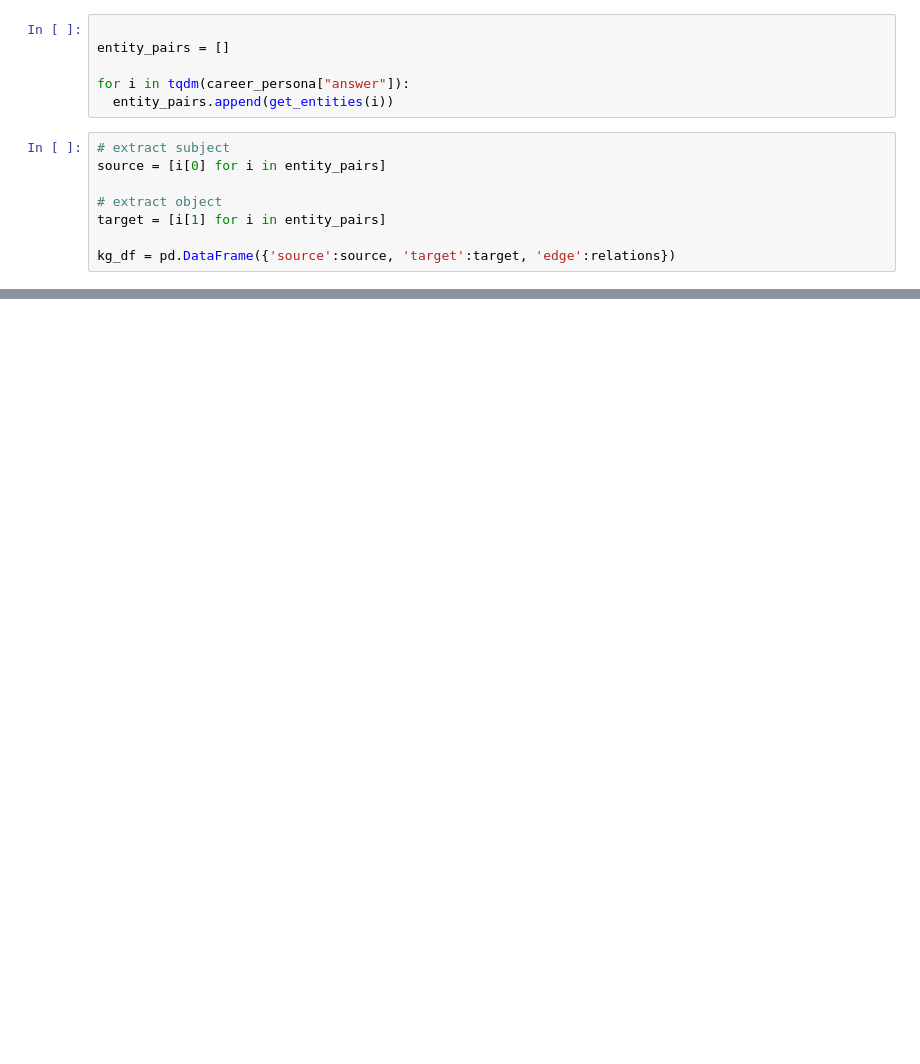
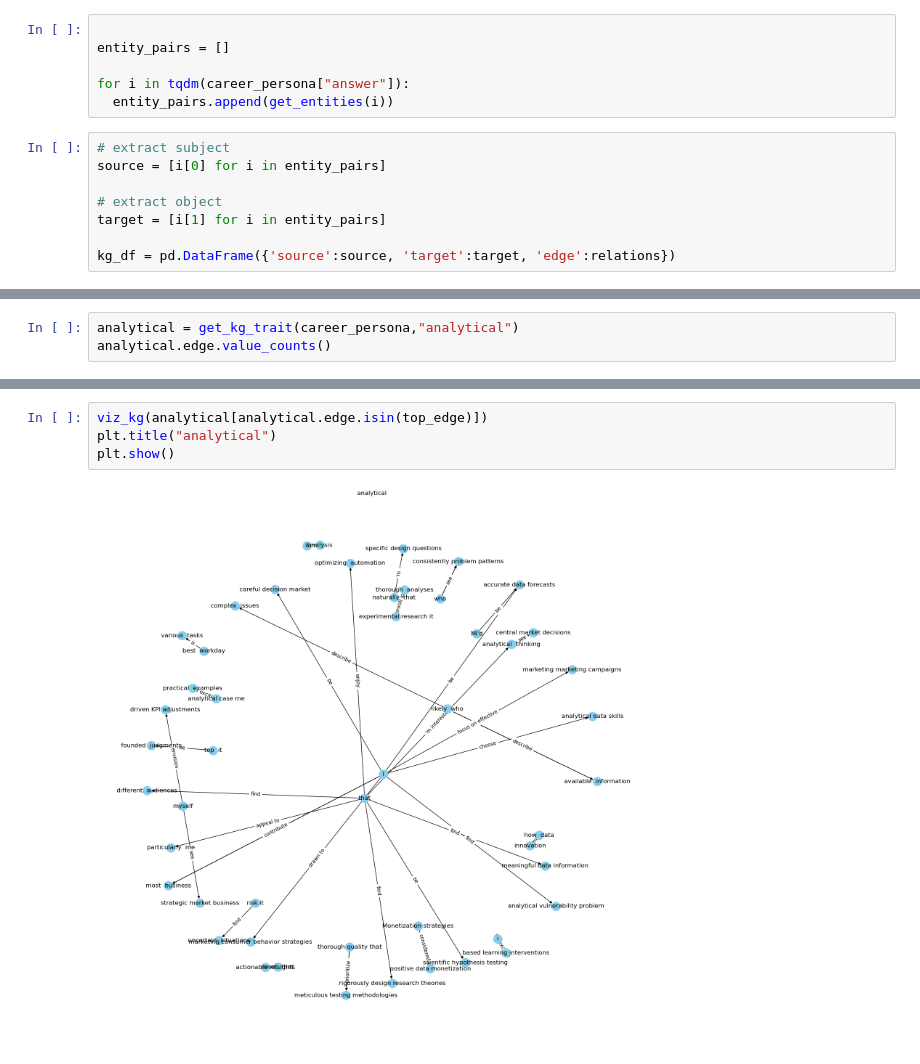
Before and after one commit to abilcode/dicoding-RecSys, a Jupyter notebook: analysis/user_persona.ipynb, the cells around one changed output, grey strips where cells are left out. Drawn from its saved outputs; the diff is of its cells as text; blank space fills up the shorter version.

```diff
--- a/analysis/user_persona.ipynb
+++ b/analysis/user_persona.ipynb
@@ -326,0 +392,3 @@ plt.show()
+# %%
+analytical = get_kg_trait(career_persona,"analytical")
+analytical.edge.value_counts()
@@ -326,0 +413,6 @@ plt.show()
+# %%
+viz_kg(analytical[analytical.edge.isin(top_edge)])
+plt.title("analytical")
+plt.show()
+# %% [output]
+[figure, added]
```
Also changed, not shown: parts of 16 cells of this notebook, 1 other file.
